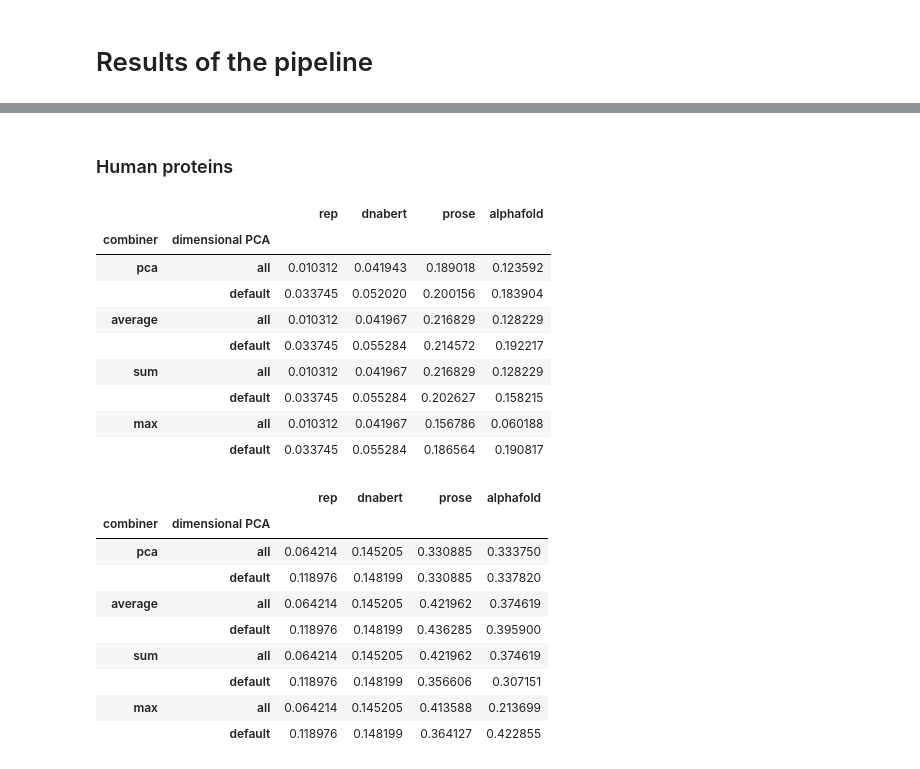
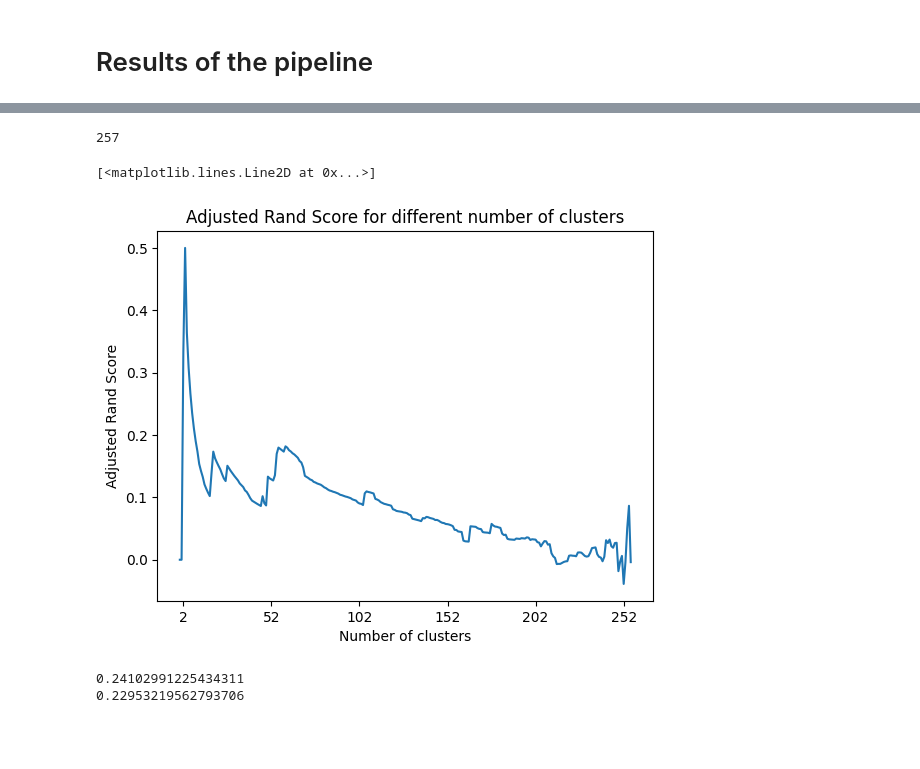
Before and after one commit to matteotolloso/BioEmbedding, a Jupyter notebook: results.ipynb, the cells around one changed output, grey strips where cells are left out. Cells and saved outputs as stored; diff of their text form; code cells hidden in the pictures; blank space fills up the shorter version.

```diff
--- a/results.ipynb
+++ b/results.ipynb
@@ -55,3 +47,0 @@ Adjusted rand index between the traditional hierarchical clustering and the embe
-# %%
-results_neis = pickle.load(open("./results/phylogenetic_results_NEIS2157.pkl", "rb"))
-results2table(results_neis)
@@ -62,3 +47,0 @@ FileNotFoundError: [Errno 2] No such file or directory: './results/phylogenetic_
-# %%
-results_globins = pickle.load(open("./results/phylogenetic_results_topo.pkl", "rb"))
-results2table(results_globins)
@@ -84,10 +47,0 @@ Adjusted rand index between the annotations distance clustering and the embeddin
-# %%
-results_emoglobina_enrich = pickle.load(open("./results/enrichment_results_emoglobina.pkl", "rb"))
-results2table(
-    results_emoglobina_enrich,
-    metric="mean_adjusted_rand_score",
-    preferred_metric_embedding="euclidean", # TODO check cosine
-    preferred_method_embedding="ward",
-    preferred_metric_gt="euclidean",
-    preferred_method_gt="complete"
-)
@@ -105,30 +48,28 @@ results2table(
-# %% [markdown]
-### Human proteins
-# %%
-results_globins = pickle.load(open("./results/enrichment_results_proteins.pkl", "rb"))
-
-results2table(results_globins, metric="mean_adjusted_rand_score")
-# %% [output]
-|  |  | rep | dnabert | prose | alphafold |
-| combiner | dimensional PCA |  |  |  |  |
-| pca | all | 0.010312 | 0.041943 | 0.189018 | 0.123592 |
-|  | default | 0.033745 | 0.052020 | 0.200156 | 0.183904 |
-| average | all | 0.010312 | 0.041967 | 0.216829 | 0.128229 |
-|  | default | 0.033745 | 0.055284 | 0.214572 | 0.192217 |
-| sum | all | 0.010312 | 0.041967 | 0.216829 | 0.128229 |
-|  | default | 0.033745 | 0.055284 | 0.202627 | 0.158215 |
-| max | all | 0.010312 | 0.041967 | 0.156786 | 0.060188 |
-|  | default | 0.033745 | 0.055284 | 0.186564 | 0.190817 |
-# %%
-results2table(results_globins, metric="max_adjusted_rand_score")
-# %% [output]
-|  |  | rep | dnabert | prose | alphafold |
-| combiner | dimensional PCA |  |  |  |  |
-| pca | all | 0.064214 | 0.145205 | 0.330885 | 0.333750 |
-|  | default | 0.118976 | 0.148199 | 0.330885 | 0.337820 |
-| average | all | 0.064214 | 0.145205 | 0.421962 | 0.374619 |
-|  | default | 0.118976 | 0.148199 | 0.436285 | 0.395900 |
-| sum | all | 0.064214 | 0.145205 | 0.421962 | 0.374619 |
-|  | default | 0.118976 | 0.148199 | 0.356606 | 0.307151 |
-| max | all | 0.064214 | 0.145205 | 0.413588 | 0.213699 |
-|  | default | 0.118976 | 0.148199 | 0.364127 | 0.422855 |
+# %%
+import matplotlib.pyplot as plt
+import numpy as np
+
+results = pickle.load(open("./results/phylogenetic_results_batterio.pkl", "rb"))
+scores = results[0][0]['adjusted_rand_scores']
+
+# reverse the list, since the first element represent each point in its own cluster
+scores = scores[::-1]
+
+
+plt.xlabel("Number of clusters")
+plt.ylabel("Adjusted Rand Score")
+plt.title("Adjusted Rand Score for different number of clusters")
+plt.xticks(range(2, len(scores)+2, 50))
+
+print(len(scores))
+plt.plot(scores)
+# %% [output]
+257
+[<matplotlib.lines.Line2D at 0x...>]
+[figure, added]
+# %%
+print(np.median(scores))
+print(np.mean(scores))
+# %% [output]
+0.24102991225434311
+0.22953219562793706
```
Also changed, not shown: parts of 11 cells of this notebook, 13 other files.
